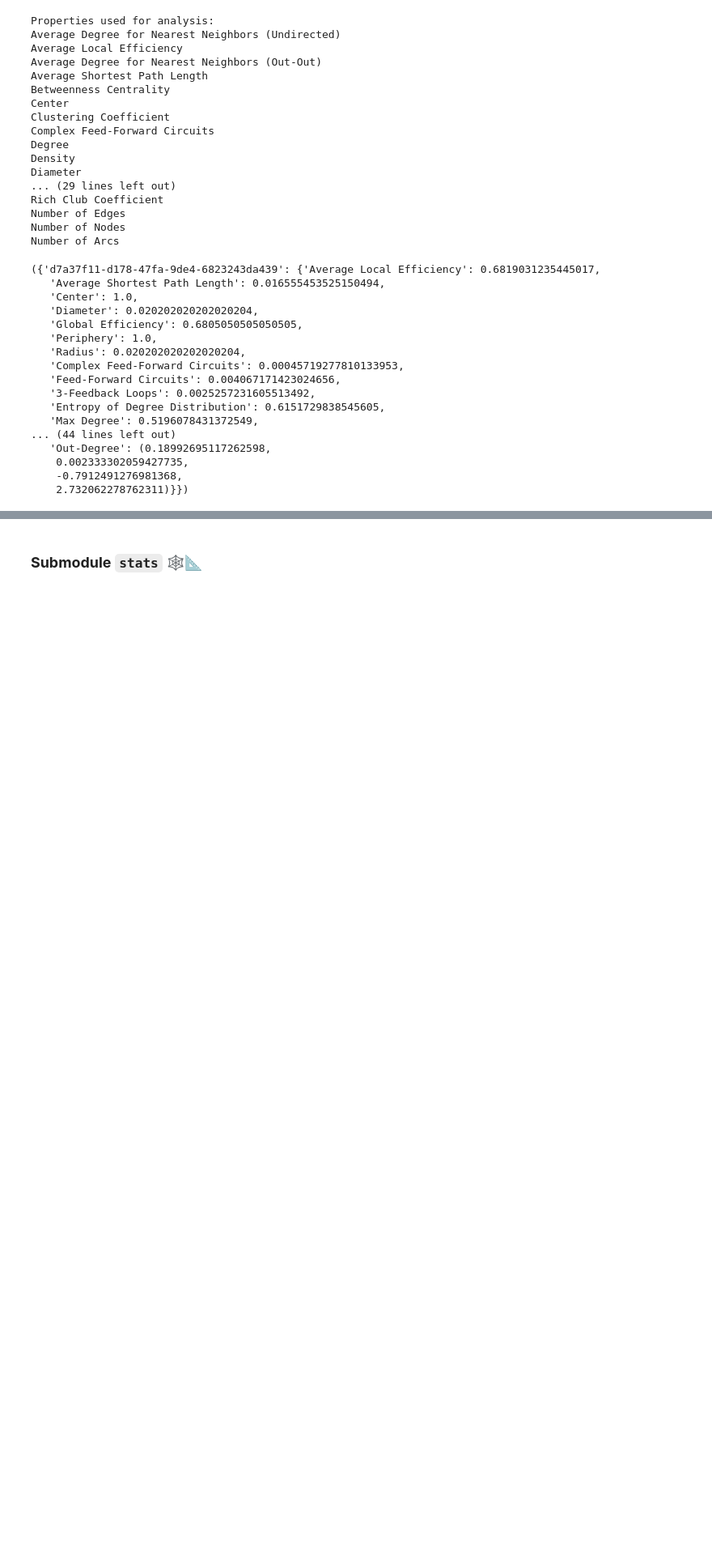
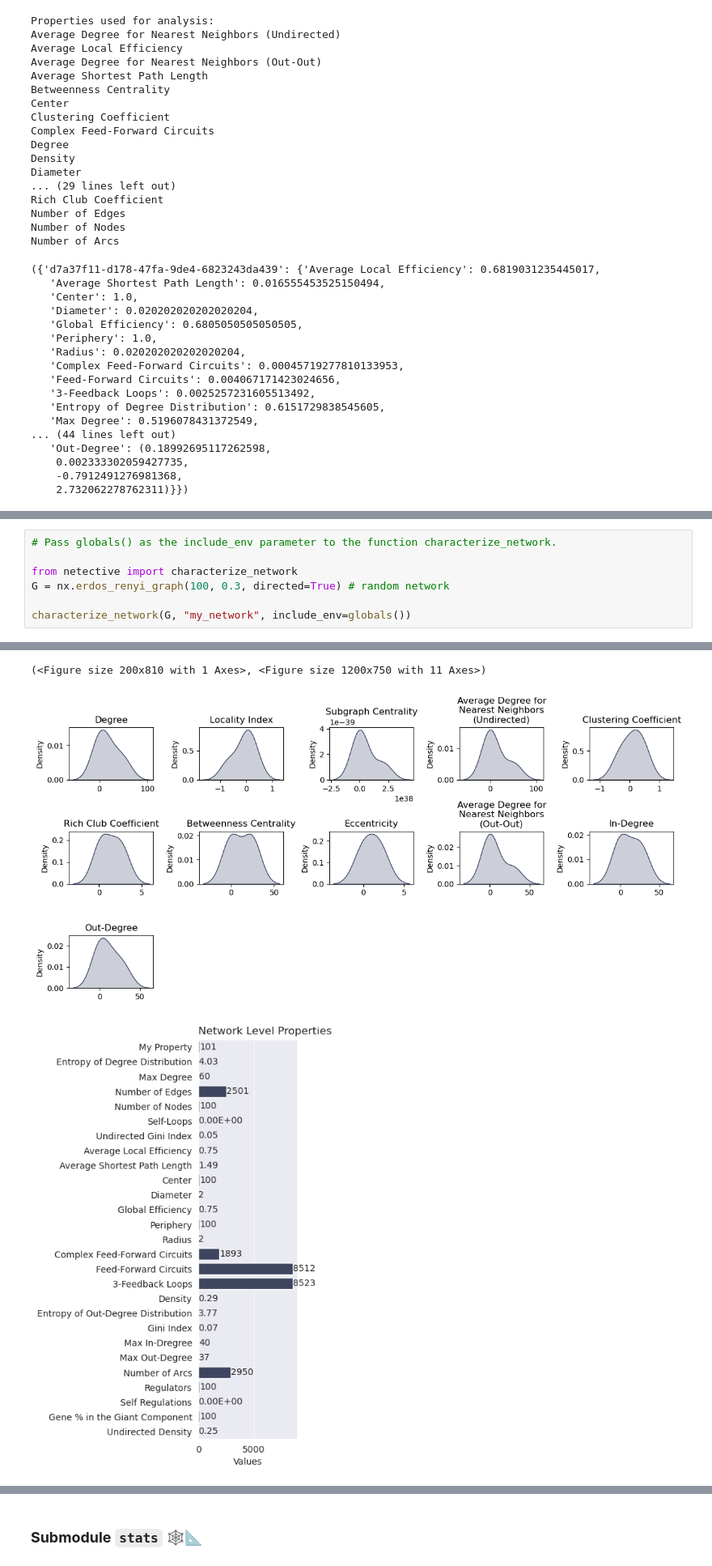
Before and after one commit to freyrelab/netective, a Jupyter notebook: docs/module_tutorial.ipynb, the cells around one changed output, grey strips where cells are left out. Shown at 81% size. Cells and saved outputs as stored; diff of their text form; blank space fills up the shorter version.

Commit message:
user can include they own properties

```diff
--- a/docs/module_tutorial.ipynb
+++ b/docs/module_tutorial.ipynb
@@ -381,0 +428,8 @@ Number of Arcs
+# %%
+# Pass globals() as the include_env parameter to the function characterize_network.
+
+from netective import characterize_network
+G = nx.erdos_renyi_graph(100, 0.3, directed=True) # random network
+
+characterize_network(G, "my_network", include_env=globals())
+# %% [output]
@@ -381,0 +437,3 @@ Number of Arcs
+(<Figure size 200x810 with 1 Axes>, <Figure size 1200x750 with 11 Axes>)
+[figure, added]
+[figure, added]
```
Also changed, not shown: parts of 5 cells of this notebook, 3 other files.
